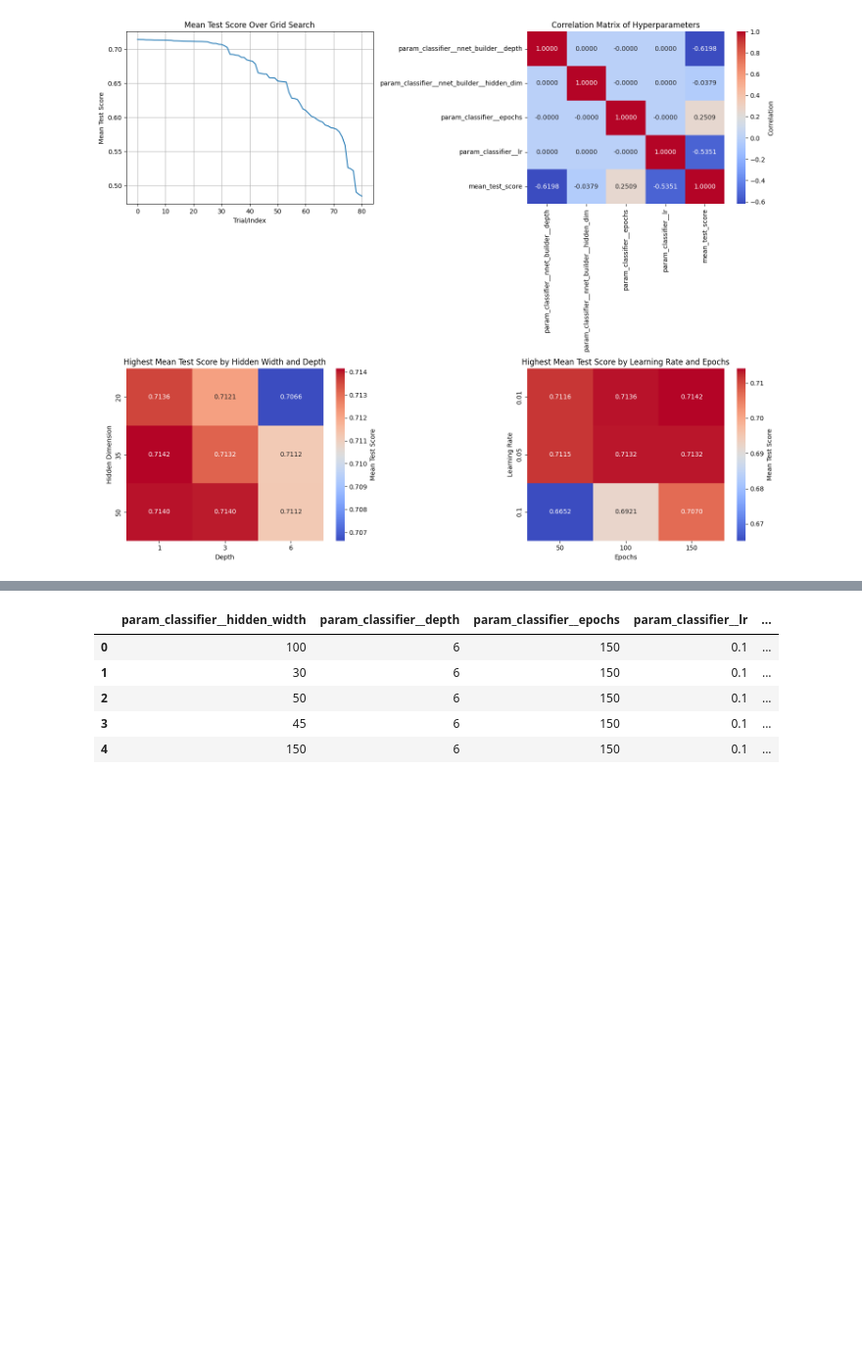
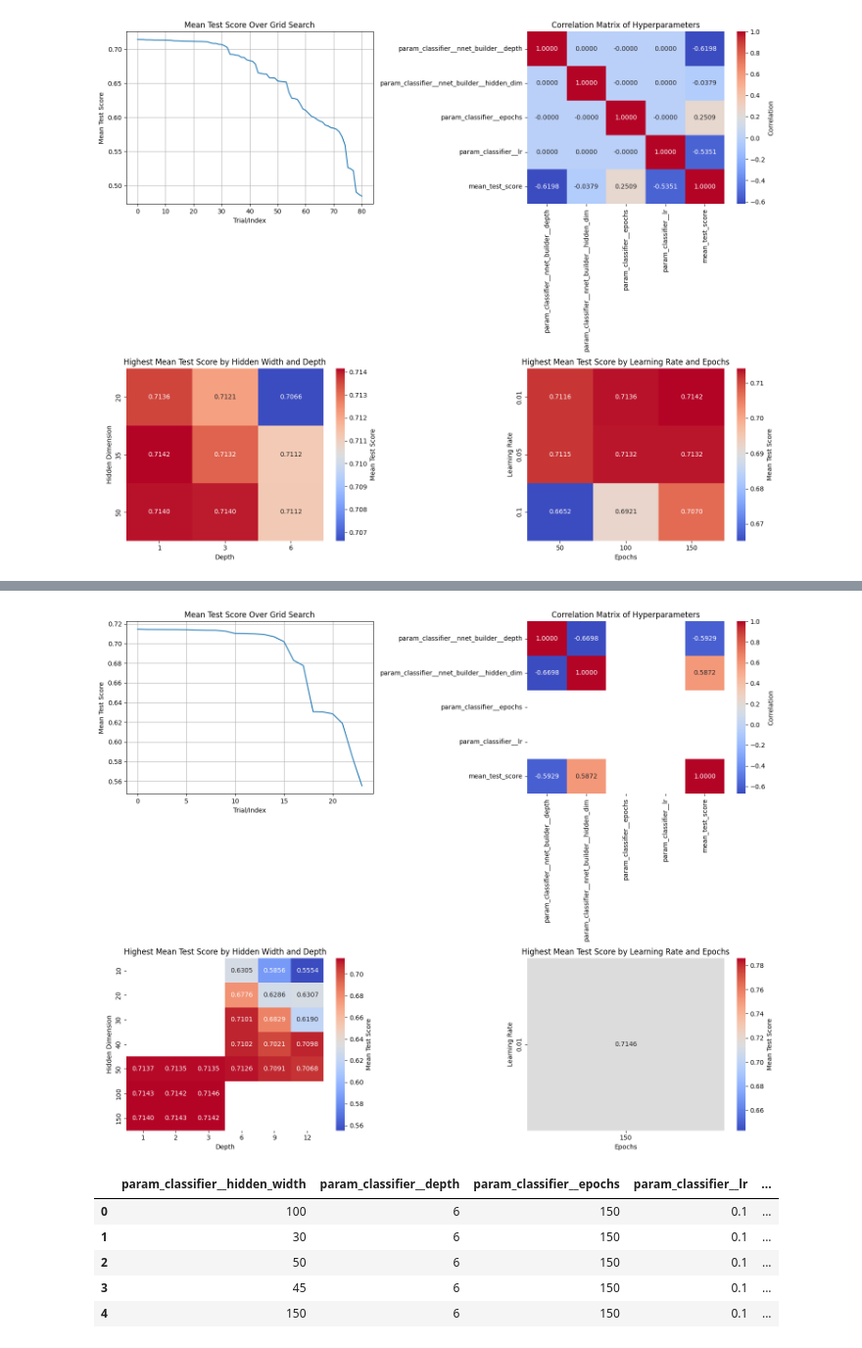
Before and after one commit to LeoCenturion/ceia-deep-learning, a Jupyter notebook: Untitled.ipynb, the cells around one changed output, grey strips where cells are left out. Shown at 98% size. Cells and saved outputs as stored; diff of their text form; code cells hidden in the pictures; blank space fills up the shorter version.

```diff
--- a/Untitled.ipynb
+++ b/Untitled.ipynb
@@ -842,7 +818,7 @@ df[params]
 | 80 | 6 | 35 | 50 | 0.10 | ... |
 81 rows × 5 columns
 # %%
-def plot_gs(grid_search):
+def plot_gs(grid_search, params):
     params = [
         'param_classifier__nnet_builder__depth',
         'param_classifier__nnet_builder__hidden_dim',
@@ -932 +907,5 @@ ValueError: Invalid parameter 'depth' for estimator NnClassifier(epochs=150,
+# %%
+plot_gs(grid_search)
+# %% [output]
+[figure, added]
 # %%
```
Also changed, not shown: parts of 15 cells of this notebook.
